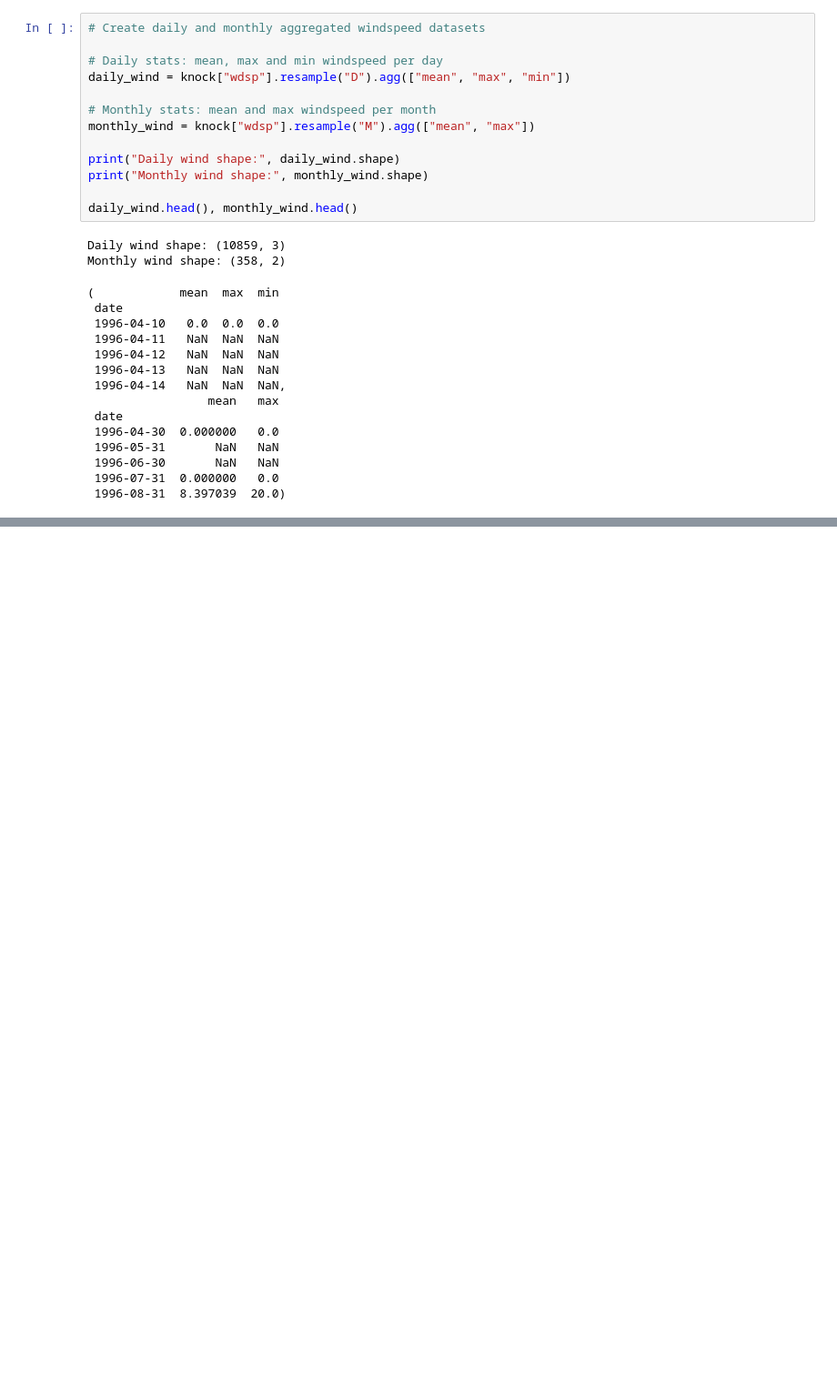
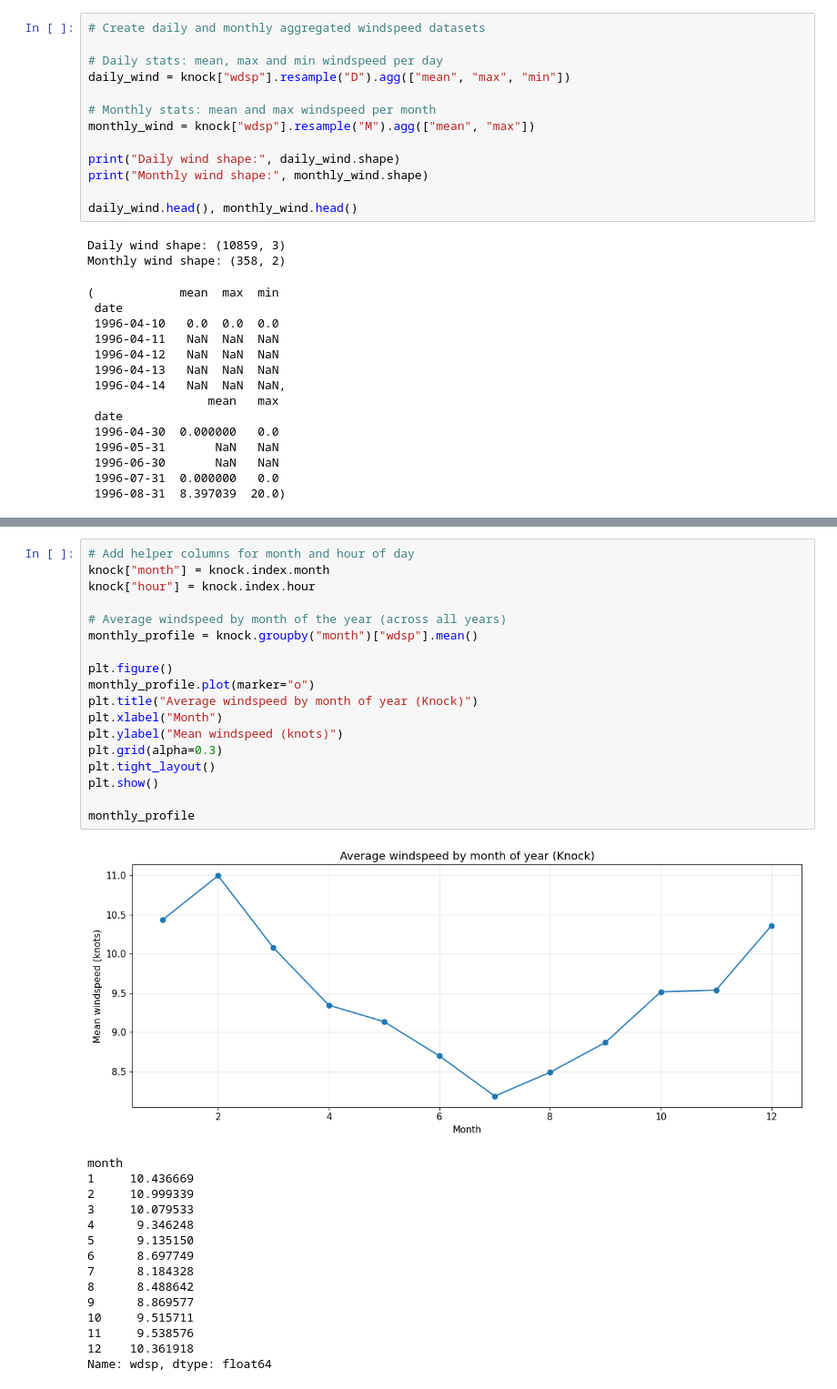
Before and after one commit to EderOlimpio/PFDA, a Jupyter notebook: project/wind_resource_ireland.ipynb, the cells around one changed output, grey strips where cells are left out. Shown at 91% size. Saved outputs shown, nothing was run; the diff lists cells and outputs as text; blank space fills up the shorter version.

```diff
--- a/project/wind_resource_ireland.ipynb
+++ b/project/wind_resource_ireland.ipynb
@@ -142,0 +203,34 @@ Monthly wind shape: (358, 2)
+# %%
+# Add helper columns for month and hour of day
+knock["month"] = knock.index.month
+knock["hour"] = knock.index.hour
+
+# Average windspeed by month of the year (across all years)
+monthly_profile = knock.groupby("month")["wdsp"].mean()
+
+plt.figure()
+monthly_profile.plot(marker="o")
+plt.title("Average windspeed by month of year (Knock)")
+plt.xlabel("Month")
+plt.ylabel("Mean windspeed (knots)")
+plt.grid(alpha=0.3)
+plt.tight_layout()
+plt.show()
+
+monthly_profile
+# %% [output]
+[figure, added]
+month
+1     10.436669
+2     10.999339
+3     10.079533
+4      9.346248
+5      9.135150
+6      8.697749
+7      8.184328
+8      8.488642
+9      8.869577
+10     9.515711
+11     9.538576
+12    10.361918
+Name: wdsp, dtype: float64
```
Also changed, not shown: parts of 19 cells of this notebook, 1 other file.
